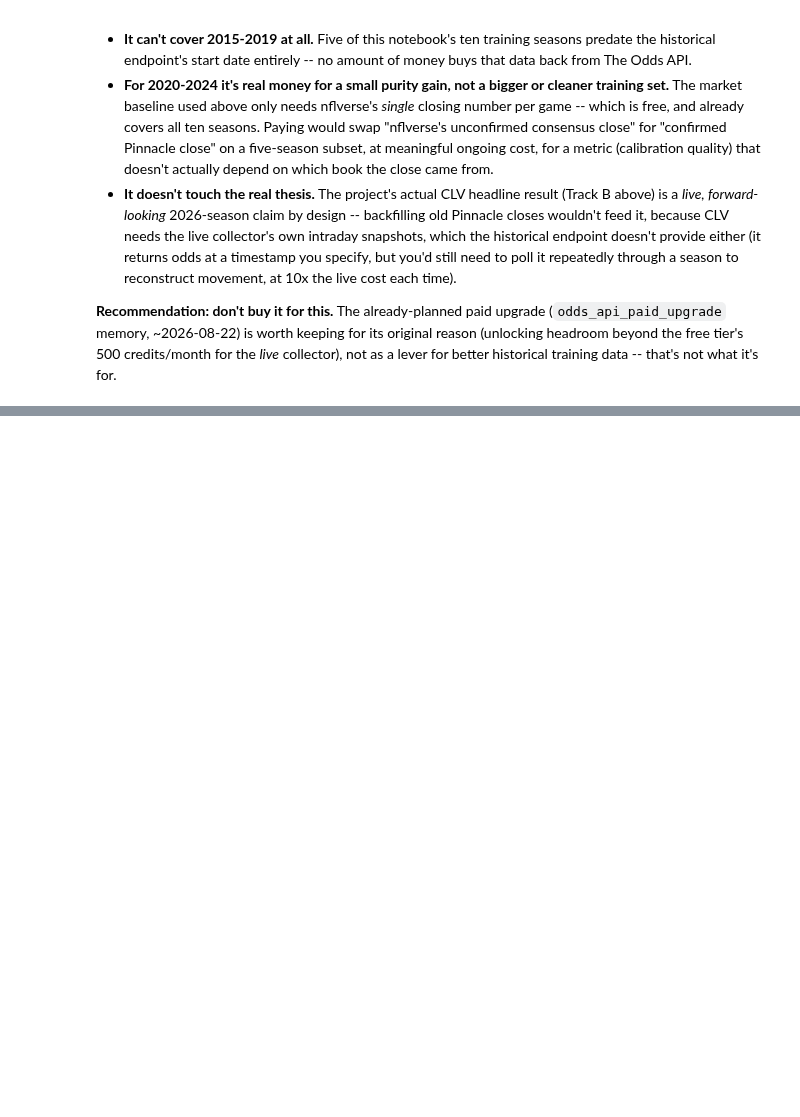
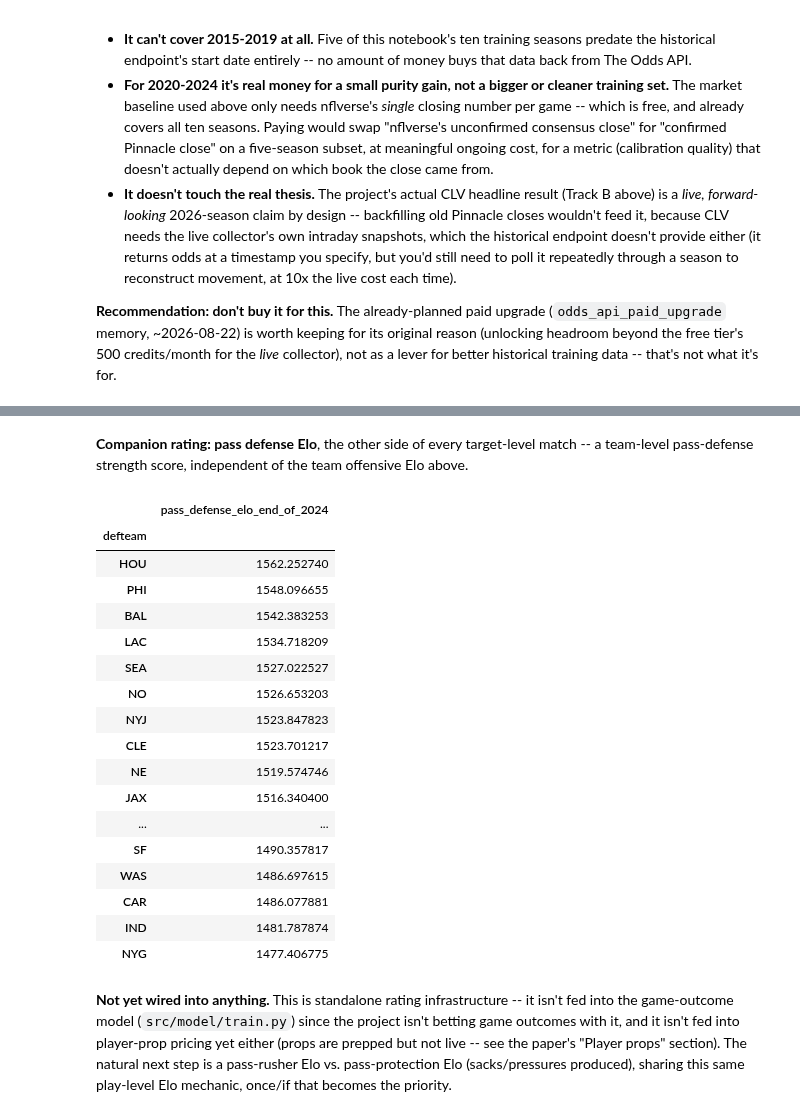
Before and after one commit to rahulr-1006/nfl_2026, a Jupyter notebook: notebooks/model_backtest_results.ipynb, the cells around one changed output, grey strips where cells are left out. Saved outputs shown, nothing was run; the diff lists cells and outputs as text; code cells hidden in the pictures; blank space fills up the shorter version.

```diff
--- a/notebooks/model_backtest_results.ipynb
+++ b/notebooks/model_backtest_results.ipynb
@@ -511,0 +586,32 @@ not as a lever for better historical training data -- that's not what it's for.
+# %% [markdown]
+**Companion rating: pass defense Elo**, the other side of every target-level match --
+a team-level pass-defense strength score, independent of the team offensive Elo above.
+# %%
+final_def = receiver_ratings.sort_values(["season", "week", "play_id"]).groupby("defteam").last()["post_pass_defense_elo"]
+final_def.sort_values(ascending=False).rename("pass_defense_elo_end_of_2024").to_frame()
+# %% [output]
+|  | pass_defense_elo_end_of_2024 |
+| defteam |  |
+| HOU | 1562.252740 |
+| PHI | 1548.096655 |
+| BAL | 1542.383253 |
+| LAC | 1534.718209 |
+| SEA | 1527.022527 |
+| NO | 1526.653203 |
+| NYJ | 1523.847823 |
+| CLE | 1523.701217 |
+| NE | 1519.574746 |
+| JAX | 1516.340400 |
+| ... | ... |
+| SF | 1490.357817 |
+| WAS | 1486.697615 |
+| CAR | 1486.077881 |
+| IND | 1481.787874 |
+| NYG | 1477.406775 |
+# %% [markdown]
+**Not yet wired into anything.** This is standalone rating infrastructure -- it isn't
+fed into the game-outcome model (`src/model/train.py`) since the project isn't betting
+game outcomes with it, and it isn't fed into player-prop pricing yet either (props are
+prepped but not live -- see the paper's "Player props" section). The natural next step
+is a pass-rusher Elo vs. pass-protection Elo (sacks/pressures produced), sharing this
+same play-level Elo mechanic, once/if that becomes the priority.
```
Also changed, not shown: parts of 4 cells of this notebook, 7 other files.
